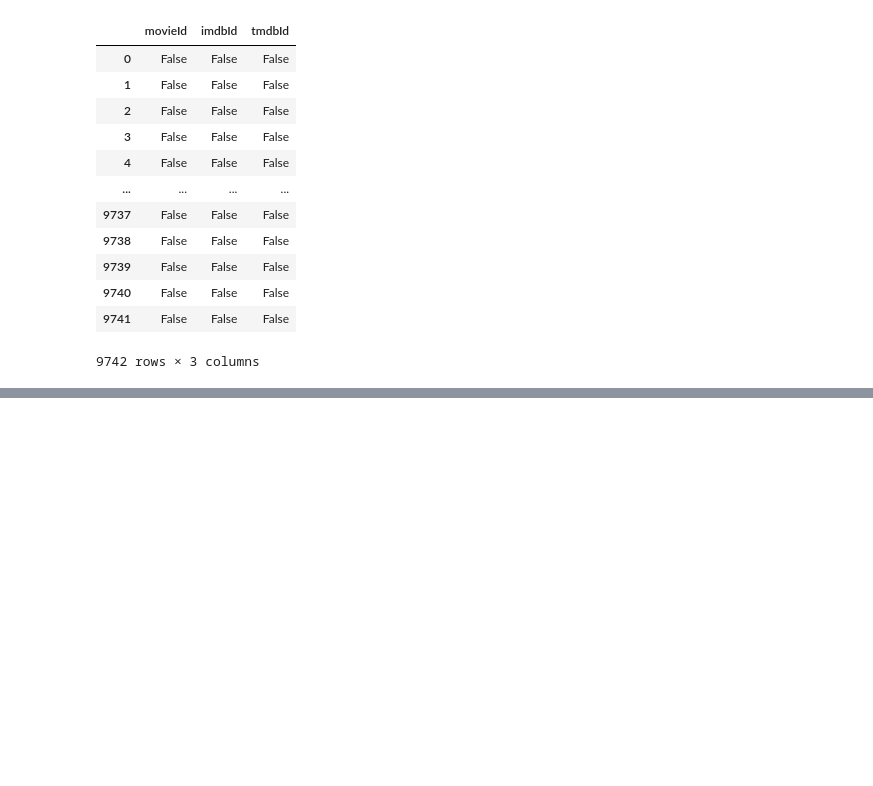
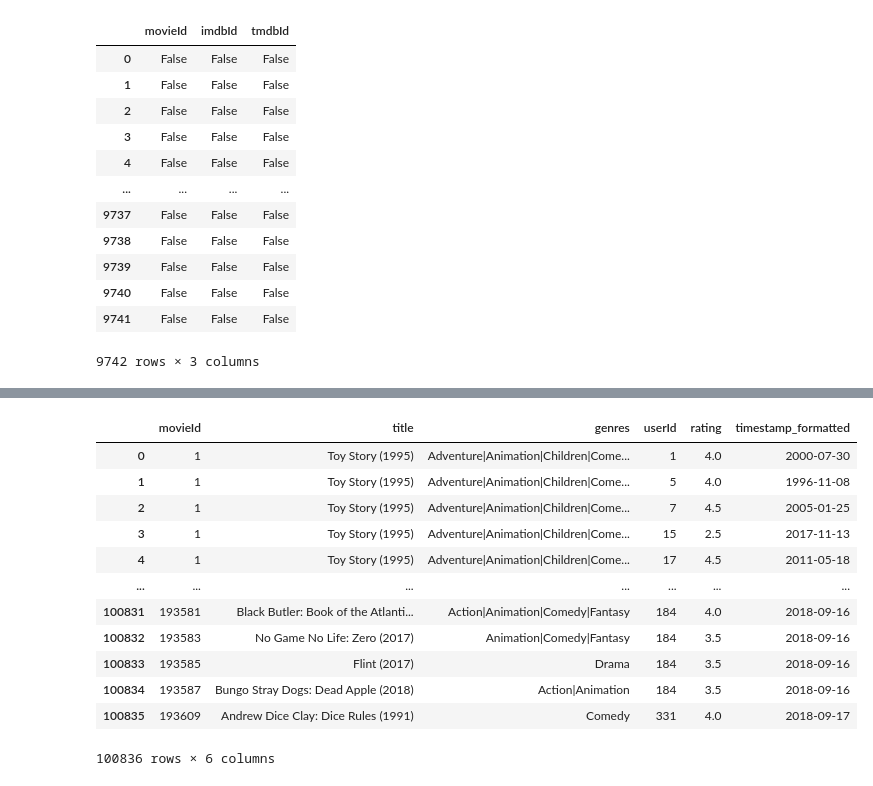
Before and after one commit to Rdm-Nico/BDTA, a Jupyter notebook: Esercitazioni/Esercitazione_Pandas.ipynb, the cells around one changed output, grey strips where cells are left out. Cells and saved outputs as stored; diff of their text form; code cells hidden in the pictures; blank space fills up the shorter version.

```diff
--- a/Esercitazioni/Esercitazione_Pandas.ipynb
+++ b/Esercitazioni/Esercitazione_Pandas.ipynb
@@ -85,0 +168,4 @@ pd.isna(df_links) # controlla se sono presenti dei valori nulli nel DataFrame
+# %%
+df_rating_and_links_movie = pd.merge(left=df_movies,right=df_rating_and_links,on='movieId')
+# %%
+df_rating_and_links_movie = df_rating_and_links_movie.drop('imdbId',axis=1)
@@ -85,0 +176,16 @@ pd.isna(df_links) # controlla se sono presenti dei valori nulli nel DataFrame
+# %%
+df_rating_and_links_movie
+# %% [output]
+|  | movieId | title | genres | userId | rating | timestamp_formatted |
+| 0 | 1 | Toy Story (1995) | Adventure|Animation|Children|Come... | 1 | 4.0 | 2000-07-30 |
+| 1 | 1 | Toy Story (1995) | Adventure|Animation|Children|Come... | 5 | 4.0 | 1996-11-08 |
+| 2 | 1 | Toy Story (1995) | Adventure|Animation|Children|Come... | 7 | 4.5 | 2005-01-25 |
+| 3 | 1 | Toy Story (1995) | Adventure|Animation|Children|Come... | 15 | 2.5 | 2017-11-13 |
+| 4 | 1 | Toy Story (1995) | Adventure|Animation|Children|Come... | 17 | 4.5 | 2011-05-18 |
+| ... | ... | ... | ... | ... | ... | ... |
+| 100831 | 193581 | Black Butler: Book of the Atlanti... | Action|Animation|Comedy|Fantasy | 184 | 4.0 | 2018-09-16 |
+| 100832 | 193583 | No Game No Life: Zero (2017) | Animation|Comedy|Fantasy | 184 | 3.5 | 2018-09-16 |
+| 100833 | 193585 | Flint (2017) | Drama | 184 | 3.5 | 2018-09-16 |
+| 100834 | 193587 | Bungo Stray Dogs: Dead Apple (2018) | Action|Animation | 184 | 3.5 | 2018-09-16 |
+| 100835 | 193609 | Andrew Dice Clay: Dice Rules (1991) | Comedy | 331 | 4.0 | 2018-09-17 |
+100836 rows × 6 columns
```
Also changed, not shown: parts of 23 cells of this notebook.
